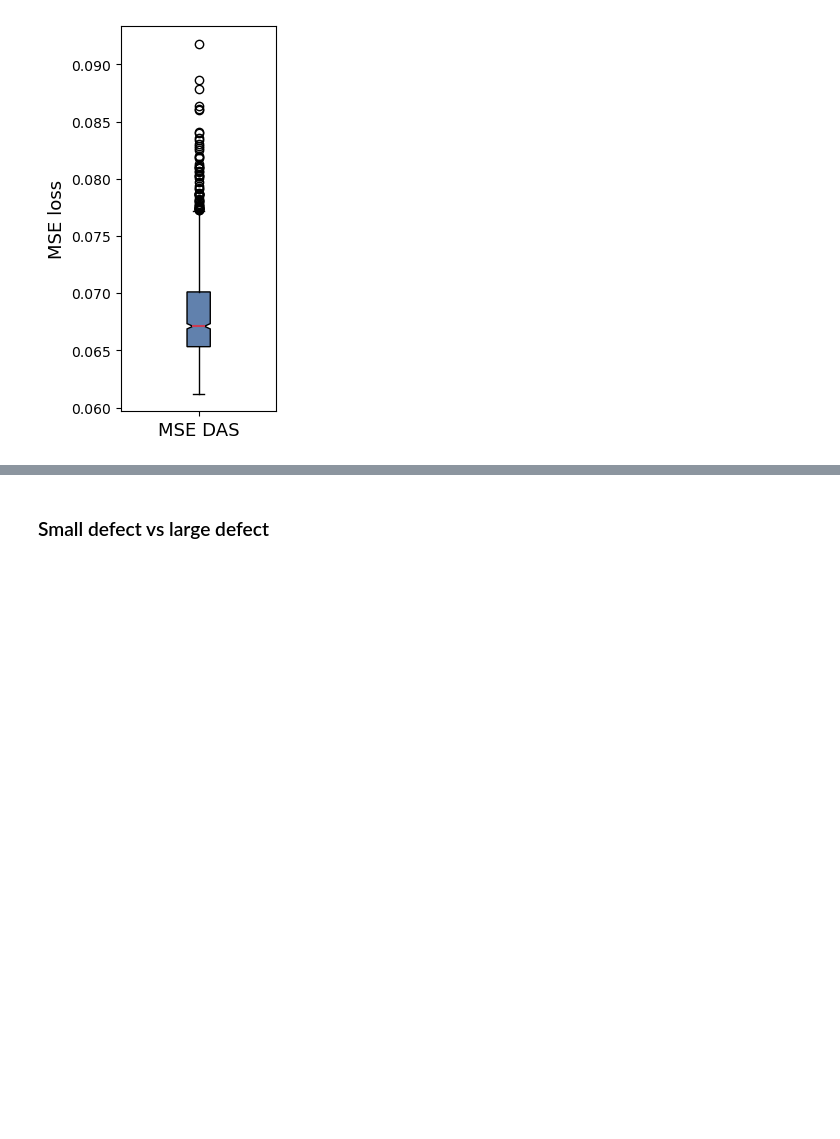
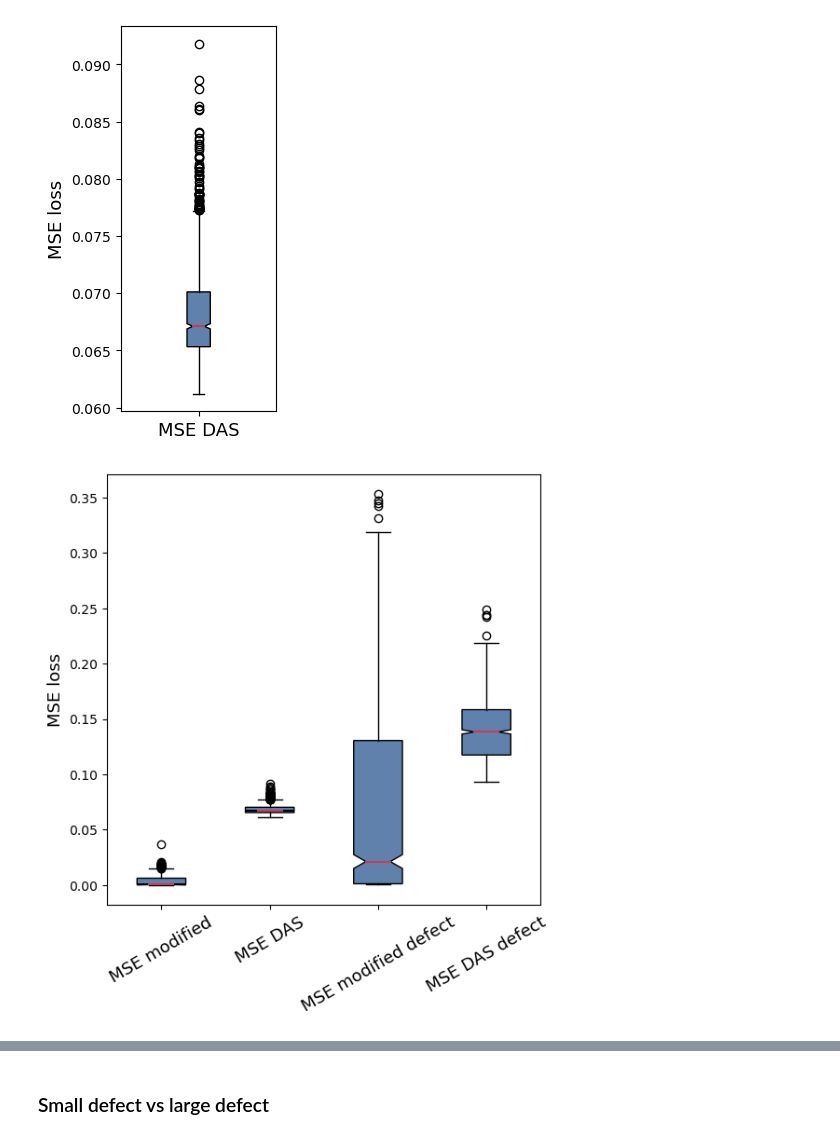
Before and after one commit to MC-Kangan/FYP_Ultrasound_Imaging_ML, a Jupyter notebook: Prediction_results_analysis.ipynb, the cells around one changed output, grey strips where cells are left out. Cells and saved outputs as stored; diff of their text form; code cells hidden in the pictures; blank space fills up the shorter version.

```diff
--- a/Prediction_results_analysis.ipynb
+++ b/Prediction_results_analysis.ipynb
@@ -185,3 +180,18 @@ plt.xticks(fontsize = 13)
 (array([1]), [Text(0, 0, '')])
 [figure]
 [figure]
+# %%
+plt.subplots(figsize = (6, 6))
+plt.boxplot([df.MSE_modified, df.MSE_modified_das, df.MSE_modified_defect, df.MSE_modified_defect_DAS],
+                     notch = True,  # notch shape
+                     vert = True,  # vertical box alignment
+                     patch_artist = True,  # fill with color
+                     labels=['MSE modified', 'MSE DAS', 'MSE modified defect', 'MSE DAS defect'], # will be used to label x-ticks
+                     boxprops = dict(facecolor = "#6181ad"),
+                     medianprops = dict(color = "#CA3C53", linewidth = 1.5))
+
+plt.ylabel('MSE loss', fontsize = 13)
+plt.xticks(fontsize = 13, rotation = 30)
+plt.show()
+# %% [output]
+[figure, added]
```
Also changed, not shown: parts of 5 cells of this notebook, 1 other file.
